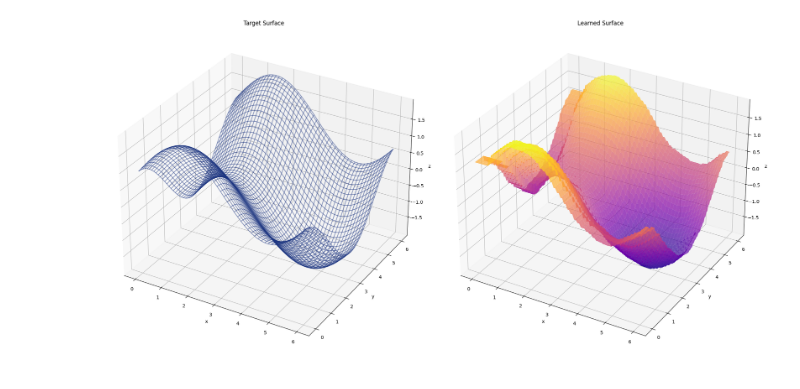
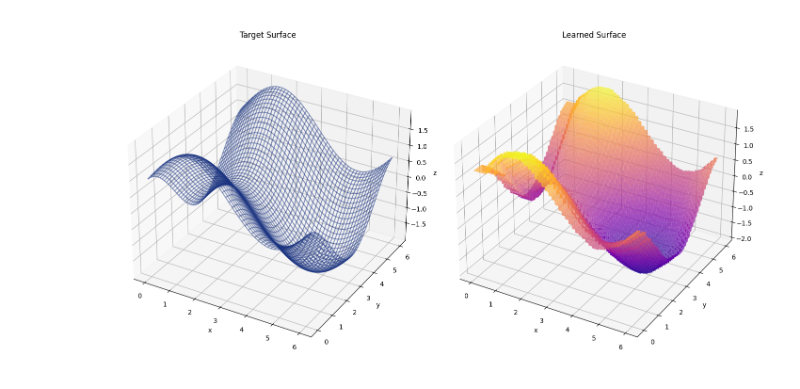
Before and after one commit to Fortuz/rl_education, a Jupyter notebook: 8. Function Approximation/tile_coding.ipynb, the cells around one changed output. Drawn from its saved outputs; the diff is of its cells as text; code cells hidden in the pictures.

```diff
--- a/8. Function Approximation/tile_coding.ipynb
+++ b/8. Function Approximation/tile_coding.ipynb
@@ -67,24 +68,24 @@ class TiledQTable:
         shape = (self.n_tilings, ) + (n_bins, ) * n_dims
         self.q_table = np.zeros(shape)
 
-    def __getitem__(self, indices):
+    def __getitem__(self, coords):
         val = 0
 
         for i, tiling in enumerate(self.tilings):
             ind = [i]
-            for dim in range(len(indices)):
-                ind.append(np.searchsorted(tiling[dim], indices[dim]))
+            for dim in range(len(coords)):
+                ind.append(np.searchsorted(tiling[dim], coords[dim]))
             val += self.q_table[tuple(ind)]
 
         return val
 
-    def __setitem__(self, indices, new):
-        old = self.__getitem__(indices)
+    def __setitem__(self, coords, new):
+        old = self.__getitem__(coords)
 
         for i, tiling in enumerate(self.tilings):
             ind = [i]
-            for dim in range(len(indices)):
-                ind.append(np.searchsorted(tiling[dim], indices[dim]))
+            for dim in range(len(coords)):
+                ind.append(np.searchsorted(tiling[dim], coords[dim]))
             self.q_table[tuple(ind)] += (new - old) / self.n_tilings
 
     def __call__(self, *args):
@@ -104,11 +105,11 @@ N_STEPS = 100_000  # number of learning steps
 ALPHA = 0.1  # learning rate
 NOISE = 0.1  # variance of the target
 # %%
-# Set asymetrical offsets to avoid artifacts in
+# Set asymmetrical offsets to avoid artifacts in
 # generalization; see Sutton & Barto pg. 218-220 for details
 tile_width = (HIGH - LOW) / N_BINS
 unit = tile_width / N_TILINGS
-offsets = [(unit * i, unit * 3 * i) for i in range(N_TILINGS)]
+offsets = [(unit * i, 3 * unit * i) for i in range(N_TILINGS)]
 
 # Initialize tiled q-table
 tqt = TiledQTable(offsets, N_BINS)
@@ -141,32 +142,32 @@ for _ in trange(N_STEPS):
     tqt[x, y] += ALPHA * (z - tqt[x, y])
 # %%
 # Calculating target & learned values on the domain
-x, y = (np.linspace(LOW, HIGH, 100) for _ in range(2))
+x, y = (np.linspace(LOW, HIGH, (HIGH - LOW) * 100) for _ in range(2))
 x, y = np.meshgrid(x, y)
 z = target(x, y)
-z_hat = tqt(x, y)
+z_learned = tqt(x, y)
 
 # Plotting target surface
-fig = plt.figure(figsize=(20, 10))
+fig = plt.figure(figsize=(14, 7))
 ax = fig.add_subplot(121, projection='3d')
 true_surface = ax.plot_wireframe(x, y, z,
                                  color=(0.1, 0.2, 0.5, 0.5),
                                  label='True values')
 ax.set_xlabel('x')
 ax.set_ylabel('y')
 ax.set_zlabel('z')
 ax.set_title('Target Surface')
 
 # Plotting learned surface
 ax = fig.add_subplot(122, projection='3d')
-learned_surface = ax.plot_surface(x, y, z_hat, cmap='plasma',
+learned_surface = ax.plot_surface(x, y, z_learned, cmap='plasma',
                                   alpha=.7, label='Learned values')
 ax.set_xlabel('x')
 ax.set_ylabel('y')
 ax.set_zlabel('z')
 ax.set_title('Learned Surface')
 
 plt.tight_layout()
 plt.show()
 # %% [output]
-[figure, old version]
+[figure, new version]
```
Also changed, not shown: parts of 5 cells of this notebook, 23 other files.
